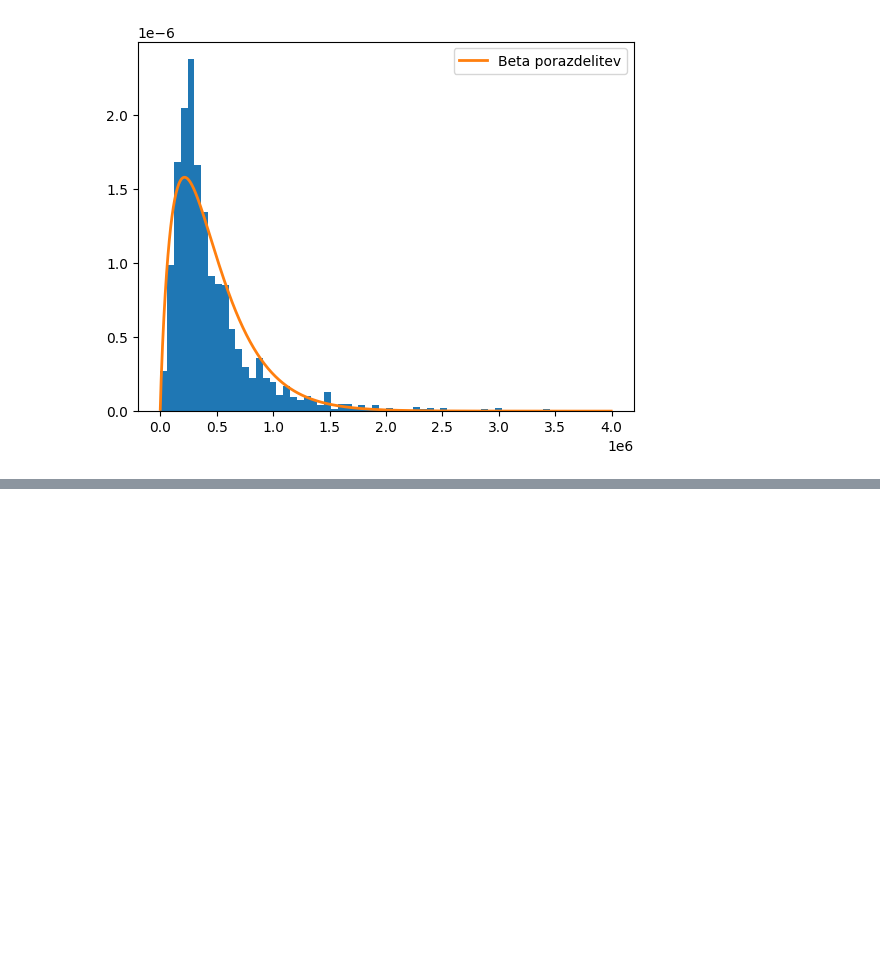
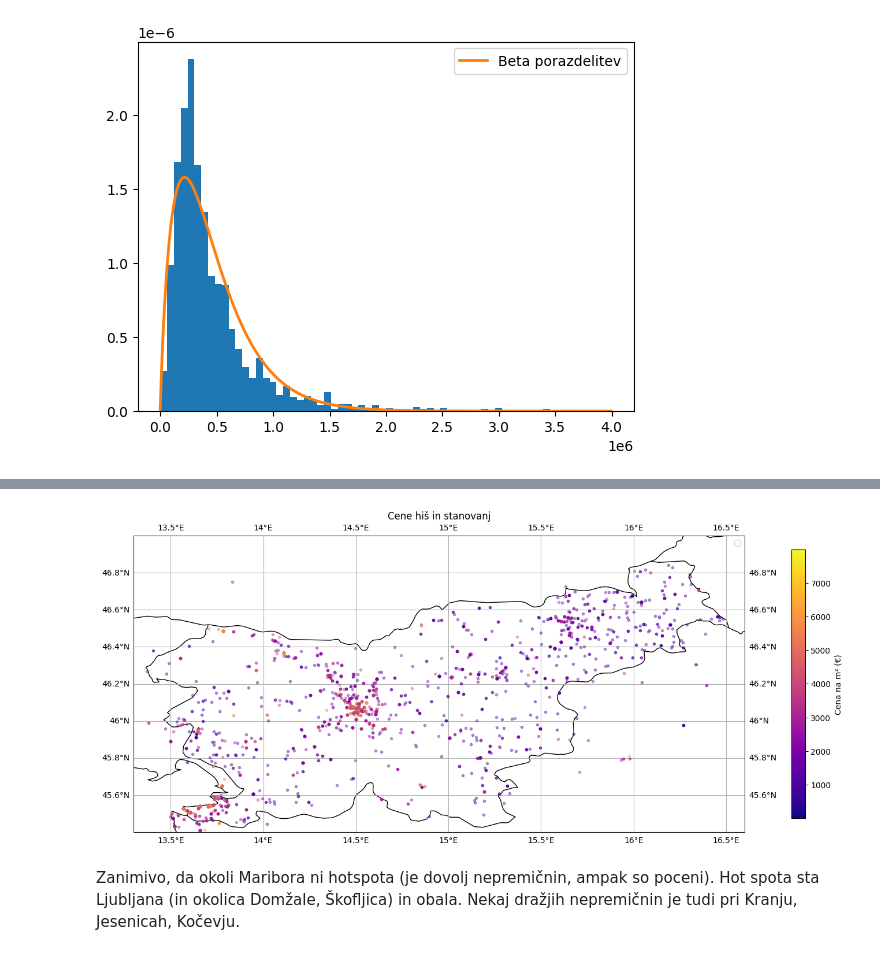
Before and after one commit to tthuma1/PR251, a Jupyter notebook: src/vizualizacije.ipynb, the cells around one changed output, grey strips where cells are left out. Cells and saved outputs as stored; diff of their text form; code cells hidden in the pictures; blank space fills up the shorter version.

Commit message:
heatmap

```diff
--- a/src/vizualizacije.ipynb
+++ b/src/vizualizacije.ipynb
@@ -541,0 +560,52 @@ plt.legend();
+# %%
+import matplotlib.pyplot as plt
+import cartopy.crs as ccrs
+import cartopy.feature as cfeature
+from geopy.geocoders import Nominatim
+from matplotlib import cm
+from matplotlib.colors import Normalize
+
+geolocator = Nominatim(user_agent="geo_lookup")
+
+hs_df4 = hs_df[hs_df["cena_na_m2"] < 8000]
+
+# Seznam točk (longitude, latitude) - npr. Ljubljana, Maribor, Koper
+points = [
+    (14.5058, 46.0569),  # Ljubljana
+    (15.6467, 46.5547),  # Maribor
+    (13.7300, 45.5481),  # Koper
+]
+
+# newly_built
+
+# Nastavi prikaz z geografsko projekcijo
+fig, ax = plt.subplots(figsize=(15, 16), subplot_kw={'projection': ccrs.PlateCarree()})
+ax.set_extent([13.3, 16.6, 45.4, 47])  # Meje Slovenije (približno)
+
+# Dodaj zemljevidne značilnosti
+ax.add_feature(cfeature.BORDERS)
+ax.add_feature(cfeature.COASTLINE)
+# ax.add_feature(cfeature.LAND)
+ax.gridlines(draw_labels=True)
+
+norm = Normalize(vmin=hs_df4['cena_na_m2'].min(), vmax=hs_df4['cena_na_m2'].max())
+cmap = cm.get_cmap('plasma')  # Lahko zamenjaš z 'viridis', 'plasma', itd.
+
+for index, row in hs_df4.iterrows():
+    cena = row['cena_na_m2']
+    color = cmap(norm(cena))  # Pretvori ceno v barvo
+    ax.plot(row['longitude'], row['latitude'],
+                marker='o', color=color, markersize=3, alpha=0.4, transform=ccrs.PlateCarree())
+
+sm = plt.cm.ScalarMappable(cmap=cmap, norm=norm)
+sm.set_array([])  # Required for ScalarMappable
+cbar = plt.colorbar(sm, ax=ax, orientation='vertical', pad=0.07, fraction=0.02)
+cbar.set_label('Cena na m² (€)')
+
+plt.title('Cene hiš in stanovanj')
+plt.legend()
+plt.show()
+# %% [output]
+[figure, added]
+# %% [markdown]
+Zanimivo, da okoli Maribora ni hotspota (je dovolj nepremičnin, ampak so poceni). Hot spota sta Ljubljana (in okolica Domžale, Škofljica) in obala. Nekaj dražjih nepremičnin je tudi pri Kranju, Jesenicah, Kočevju.
```
Also changed, not shown: parts of 2 cells of this notebook, 1 other file.
